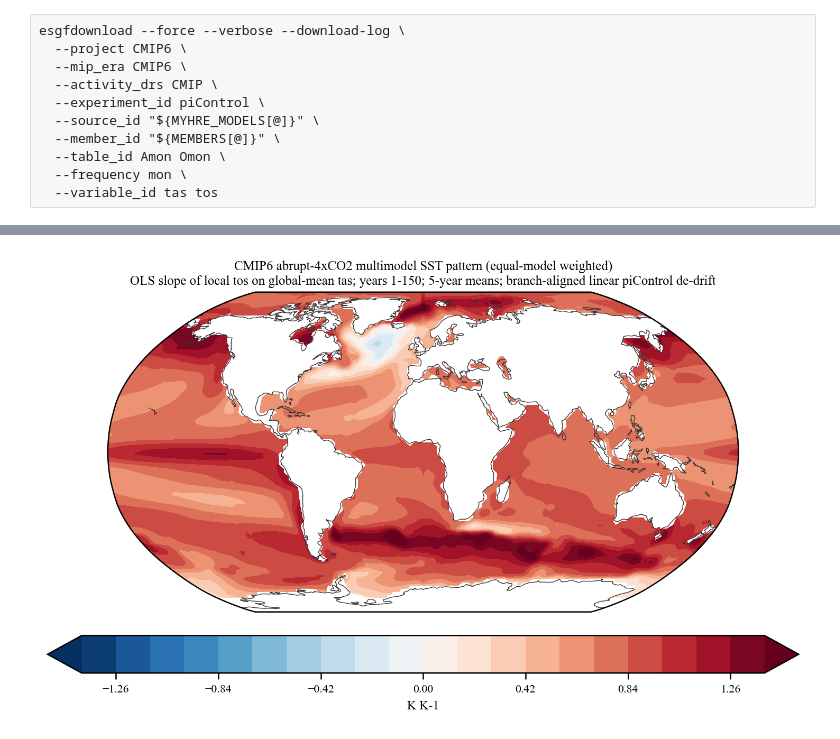
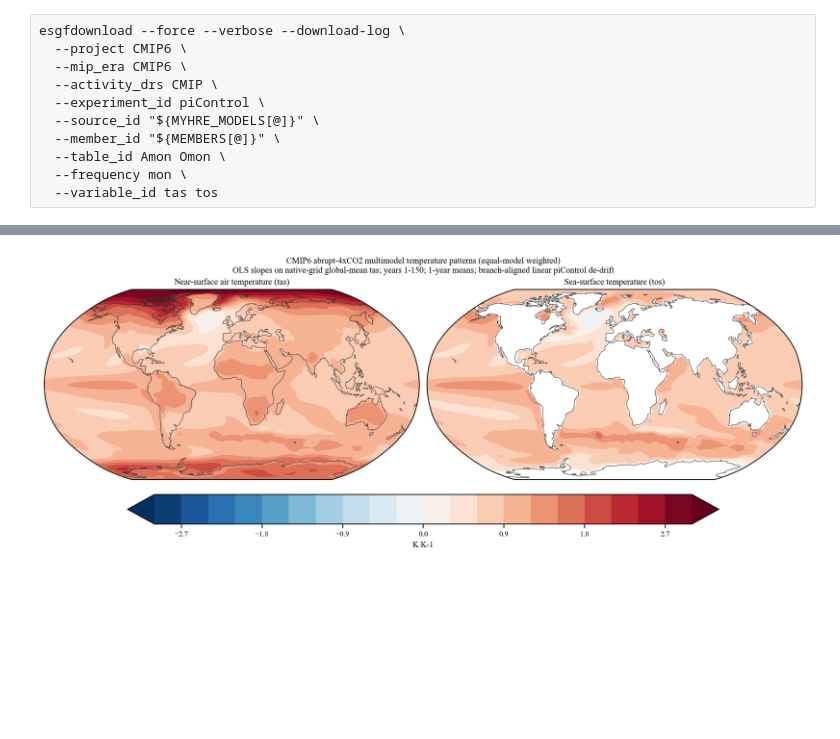
Before and after one commit to vtcooper/bayecs, a Jupyter notebook: cmip6_hist_ens.ipynb, the cells around one changed output, grey strips where cells are left out. Saved outputs shown, nothing was run; the diff lists cells and outputs as text; code cells hidden in the pictures; blank space fills up the shorter version.

```diff
--- a/cmip6_hist_ens.ipynb
+++ b/cmip6_hist_ens.ipynb
@@ -3651,6 +3768,15 @@ Wall time: 18min 38s
 # %%
-abrupt_tas_binned = xr.concat(abrupt_tas_models, dim="model",coords='minimal',compat='override').sortby("model")
-abrupt_tos_binned = xr.concat(abrupt_tos_models, dim="model",coords='minimal',compat='override').sortby("model")
+abrupt_tas_global_binned = xr.concat(
+    abrupt_tas_global_models, dim="model", coords="minimal", compat="override"
+).sortby("model")
+abrupt_tas_gridded = xr.concat(
+    abrupt_tas_gridded_models, dim="model", coords="minimal", compat="override"
+).sortby("model")
+abrupt_tos_binned = xr.concat(
+    abrupt_tos_models, dim="model", coords="minimal", compat="override"
+).sortby("model")
+# Backward-compatible name used by the regression predictor below.
+abrupt_tas_binned = abrupt_tas_global_binned
 abrupt_processing_table = pd.DataFrame(abrupt_processing_rows).set_index("source_id")
 abrupt_processing_failure_table = pd.DataFrame(abrupt_processing_failures)
 abrupt_processing_failure_table
@@ -3898,68 +4096,81 @@ print(
 Weight sums: equal=1.000000, ancestry=1.000000
 # %%
-plot_data = sst_pattern_mmm
-cyclic_values, cyclic_longitude = add_cyclic_point(
-    plot_data.to_numpy(), coord=plot_data["lon"].to_numpy()
-)
-robust_limit = float(
-    np.nanquantile(np.abs(cyclic_values), 0.99)
-)
+plot_payload = {}
+absolute_values = []
+for variable in PLOT_VARIABLES:
+    plot_data = temperature_pattern_mmm[variable]
+    cyclic_values, cyclic_longitude = add_cyclic_point(
+        plot_data.to_numpy(), coord=plot_data["lon"].to_numpy()
+    )
+    plot_payload[variable] = (plot_data, cyclic_values, cyclic_longitude)
+    absolute_values.append(np.abs(cyclic_values[np.isfinite(cyclic_values)]))
+robust_limit = float(np.quantile(np.concatenate(absolute_values), 0.99))
 color_limit = max(0.1, np.ceil(robust_limit * 10.0) / 10.0)
 levels = np.linspace(-color_limit, color_limit, 21)
 
-fig, ax = plt.subplots(
-    figsize=(10.2, 4.8),
+fig, axes = plt.subplots(
+    1,
+    len(PLOT_VARIABLES),
+    figsize=(6.2 * len(PLOT_VARIABLES), 4.8),
     dpi=180,
     subplot_kw={"projection": ccrs.Robinson()},
     constrained_layout=True,
+    squeeze=False,
 )
-contours = ax.contourf(
-    cyclic_longitude,
-    plot_data["lat"],
-    cyclic_values,
-    levels=levels,
-    cmap="RdBu_r",
-    extend="both",
-    transform=ccrs.PlateCarree(),
-)
-ax.coastlines(linewidth=0.55, color="0.2")
-ax.set_global()
+axes = axes.ravel()
+for ax, variable in zip(axes, PLOT_VARIABLES):
+    plot_data, cyclic_values, cyclic_longitude = plot_payload[variable]
+    contours = ax.contourf(
+        cyclic_longitude,
+        plot_data["lat"],
+        cyclic_values,
+        levels=levels,
+        cmap="RdBu_r",
+        extend="both",
+        transform=ccrs.PlateCarree(),
+    )
+    ax.coastlines(linewidth=0.55, color="0.2")
+    ax.set_global()
+    variable_label = "Near-surface air temperature (tas)" if variable == "tas" else "Sea-surface temperature (tos)"
+    ax.set_title(variable_label, fontsize=10)
 weight_label = (
     "equal-model weighted"
     if MULTIMODEL_WEIGHTING == "equal"
     else "Kuma code-ancestry weighted"
 )
 if PATTERN_PREDICTOR == "global_tas":
-    pattern_label = "OLS slope of local tos on global-mean tas"
+    pattern_label = "OLS slopes on native-grid global-mean tas"
 else:
-    pattern_label = "OLS time trend of local tos"
+    pattern_label = "OLS time trends"
 drift_label = (
     "branch-aligned linear piControl de-drift"
     if DEDRIFT_ABRUPT else "no piControl drift correction"
 )
-ax.set_title(
-    f"CMIP6 abrupt-4xCO2 multimodel SST pattern ({weight_label})\n"
+fig.suptitle(
+    f"CMIP6 abrupt-4xCO2 multimodel temperature patterns ({weight_label})\n"
     f"{pattern_label}; years 1-{ABRUPT_N_YEARS}; "
     f"{TEMPORAL_BIN_YEARS}-year means; {drift_label}",
     fontsize=10,
 )
 colorbar = fig.colorbar(
     contours,
-    ax=ax,
+    ax=axes.tolist(),
     orientation="horizontal",
     pad=0.06,
     shrink=0.78,
 )
-colorbar.set_label(sst_pattern_mmm.attrs["units"])
+colorbar.set_label(temperature_pattern_mmm[PLOT_VARIABLES[0]].attrs["units"])
 plt.show()
 
-ocean_model_count = sst_pattern_model_count.where(
-    ABRUPT_TARGET_OCEAN_MASK.astype(bool)
-)
-print(
-    f"Models in plotted mean: {sst_pattern_by_model.sizes['model']}; "
-    f"ocean-cell range: {int(ocean_model_count.min(skipna=True))}-"
-    f"{int(ocean_model_count.max(skipna=True))} models"
-)
+for variable in PLOT_VARIABLES:
+    model_count = temperature_pattern_model_count[variable]
+    if variable == "tos":
+        model_count = model_count.where(ABRUPT_TARGET_OCEAN_MASK.astype(bool))
+    print(
+        f"{variable}: {temperature_pattern_by_model.sizes['model']} models; "
+        f"valid-cell count range "
+        f"{int(model_count.min(skipna=True))}-"
+        f"{int(model_count.max(skipna=True))}"
+    )
 # %% [output]
-[figure, old version]
+[figure, new version]
```
Also changed, not shown: parts of 22 cells of this notebook, 2 other files.
